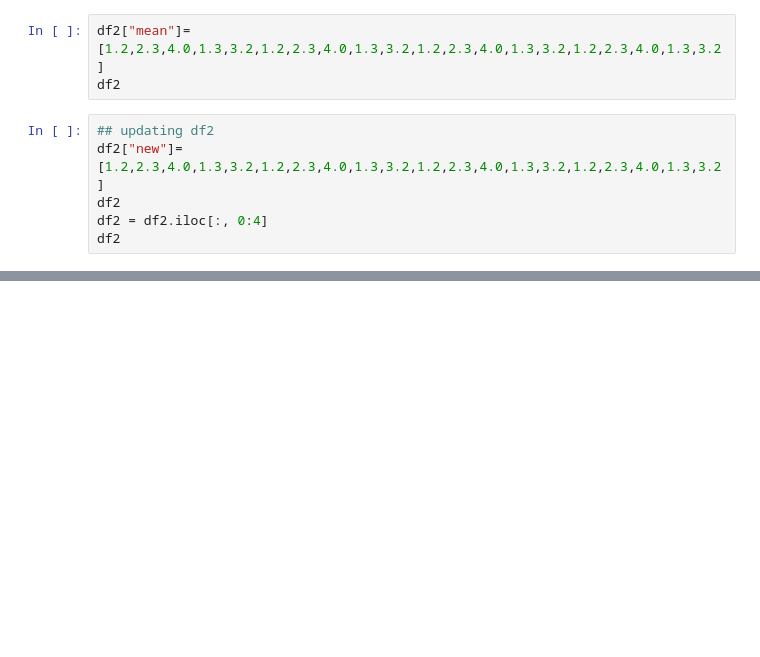
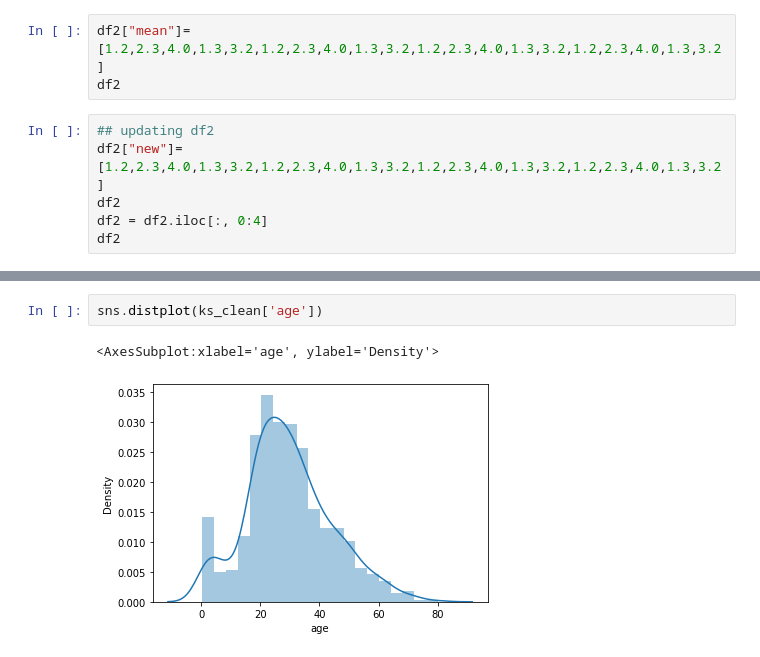
Before and after one commit to Azeem-svg/firstgithub, a Jupyter notebook: Home_work/Final Assignment/Final_Neat_WorkBook.ipynb, the cells around one changed output, grey strips where cells are left out. Drawn from its saved outputs; the diff is of its cells as text; blank space fills up the shorter version.

```diff
--- a/Home_work/Final Assignment/Final_Neat_WorkBook.ipynb
+++ b/Home_work/Final Assignment/Final_Neat_WorkBook.ipynb
@@ -622,0 +939,5 @@ df2
+# %%
+sns.distplot(ks_clean['age'])
+# %% [output]
+<AxesSubplot:xlabel='age', ylabel='Density'>
+[figure, added]
```
Also changed, not shown: parts of 67 cells of this notebook, 2 other files.
